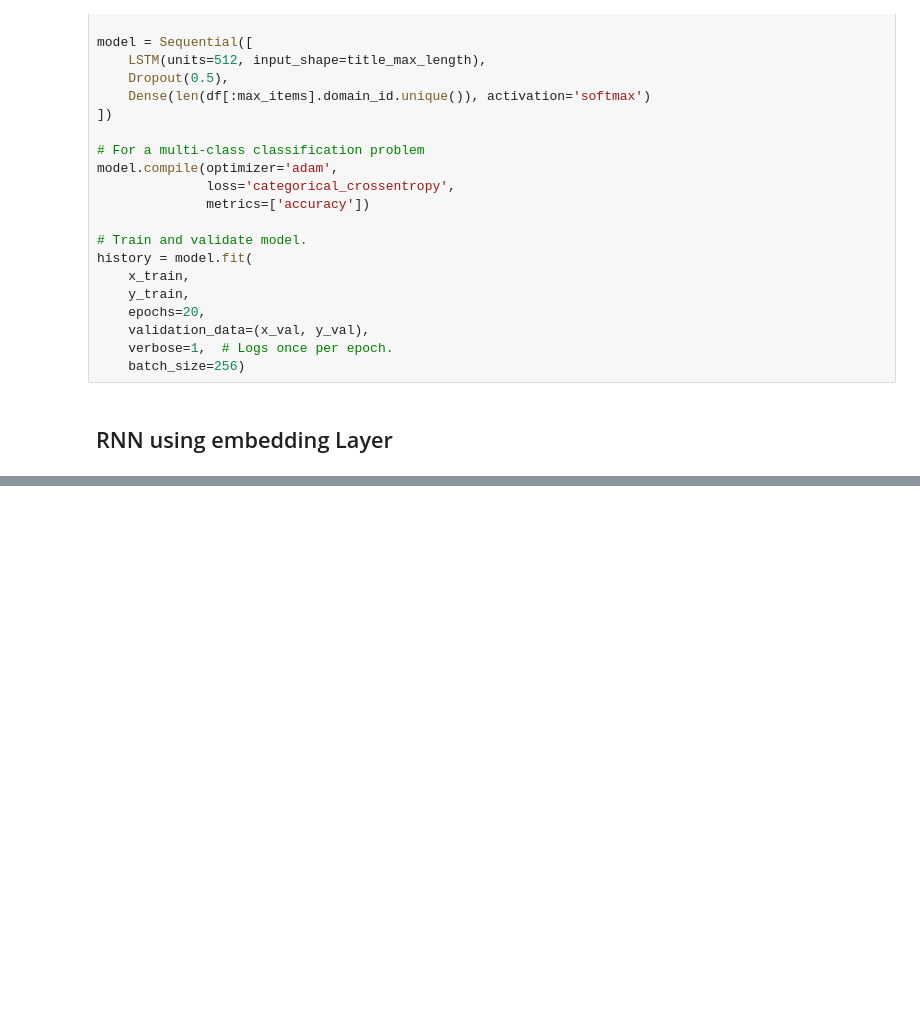
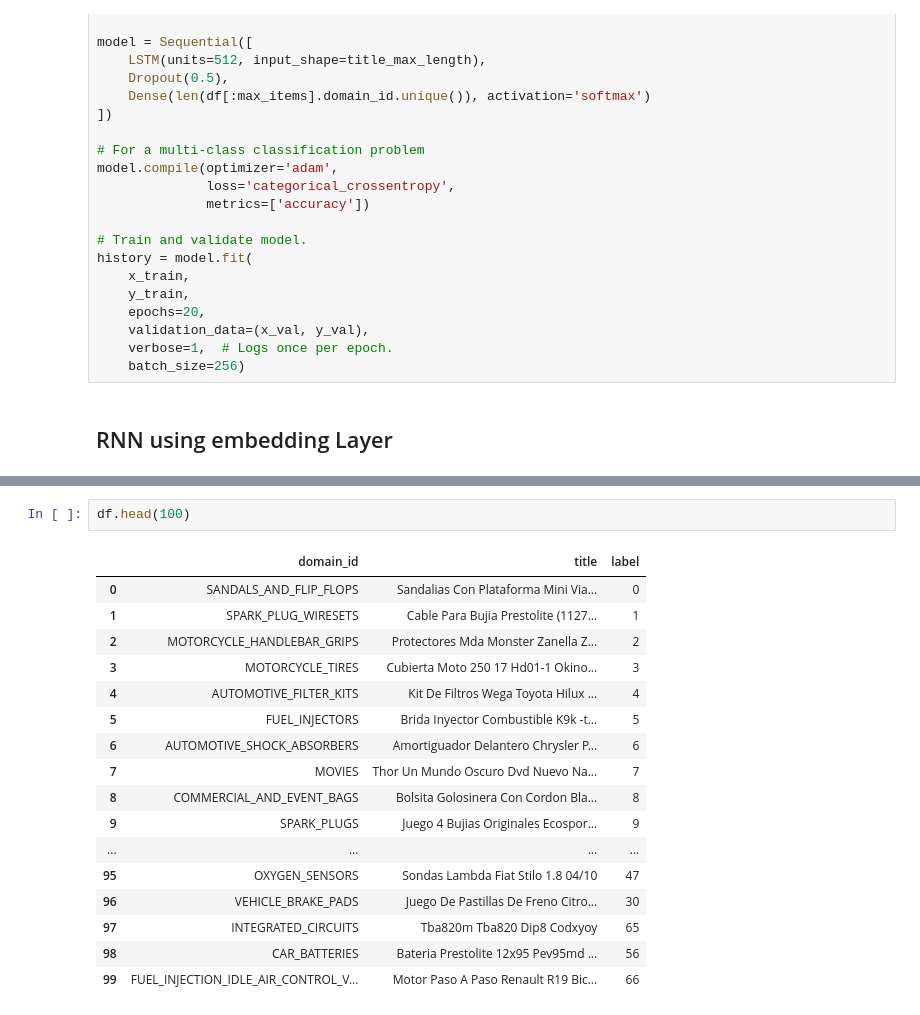
Before and after one commit to agustin-sarasua/workshop-categorization, a Jupyter notebook: Workshop_Step1.ipynb, the cells around one changed output, grey strips where cells are left out. Saved outputs shown, nothing was run; the diff lists cells and outputs as text; blank space fills up the shorter version.

```diff
--- a/Workshop_Step1.ipynb
+++ b/Workshop_Step1.ipynb
@@ -499,0 +567,20 @@ visualize_training_history(history)
+# %%
+df.head(100)
+# %% [output]
+|  | domain_id | title | label |
+| 0 | SANDALS_AND_FLIP_FLOPS | Sandalias Con Plataforma Mini Via... | 0 |
+| 1 | SPARK_PLUG_WIRESETS | Cable Para Bujia Prestolite (1127... | 1 |
+| 2 | MOTORCYCLE_HANDLEBAR_GRIPS | Protectores Mda Monster Zanella Z... | 2 |
+| 3 | MOTORCYCLE_TIRES | Cubierta Moto 250 17 Hd01-1 Okino... | 3 |
+| 4 | AUTOMOTIVE_FILTER_KITS | Kit De Filtros Wega Toyota Hilux ... | 4 |
+| 5 | FUEL_INJECTORS | Brida Inyector Combustible K9k -t... | 5 |
+| 6 | AUTOMOTIVE_SHOCK_ABSORBERS | Amortiguador Delantero Chrysler P... | 6 |
+| 7 | MOVIES | Thor Un Mundo Oscuro Dvd Nuevo Na... | 7 |
+| 8 | COMMERCIAL_AND_EVENT_BAGS | Bolsita Golosinera Con Cordon Bla... | 8 |
+| 9 | SPARK_PLUGS | Juego 4 Bujias Originales Ecospor... | 9 |
+| ... | ... | ... | ... |
+| 95 | OXYGEN_SENSORS | Sondas Lambda Fiat Stilo 1.8 04/10 | 47 |
+| 96 | VEHICLE_BRAKE_PADS | Juego De Pastillas De Freno Citro... | 30 |
+| 97 | INTEGRATED_CIRCUITS | Tba820m Tba820 Dip8 Codxyoy | 65 |
+| 98 | CAR_BATTERIES | Bateria Prestolite 12x95 Pev95md ... | 56 |
+| 99 | FUEL_INJECTION_IDLE_AIR_CONTROL_V... | Motor Paso A Paso Renault R19 Bic... | 66 |
```
Also changed, not shown: parts of 8 cells of this notebook.
